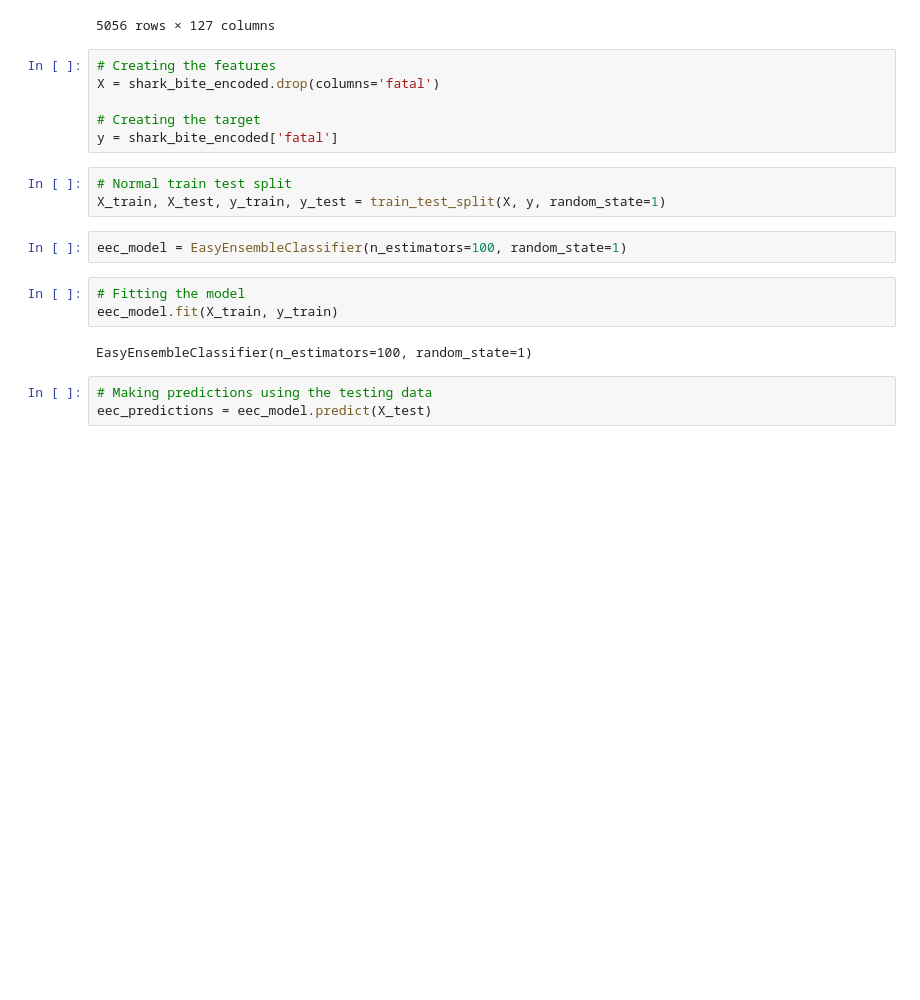
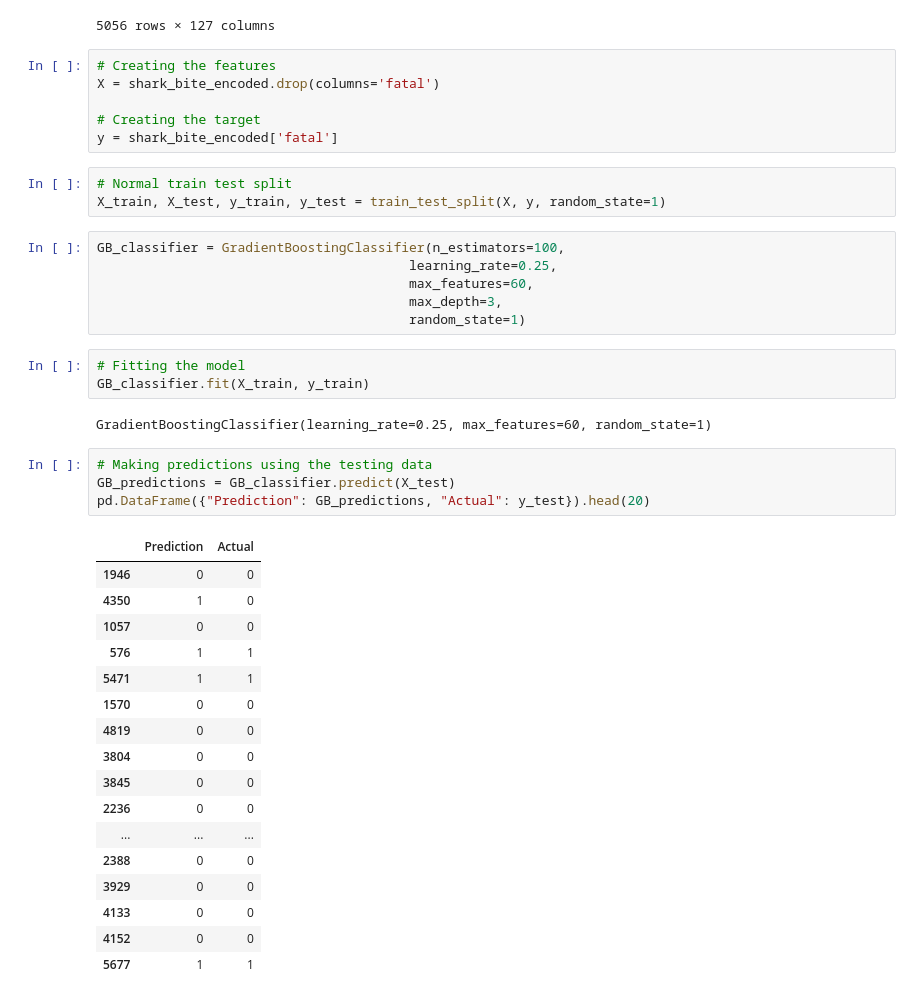
Before and after one commit to godak9/Final_Project, a Jupyter notebook: Machine_Learning/Chosen_Model.ipynb, the cells around one changed output. Cells and saved outputs as stored; diff of their text form; blank space fills up the shorter version.

```diff
--- a/Machine_Learning/Chosen_Model.ipynb
+++ b/Machine_Learning/Chosen_Model.ipynb
@@ -117,23 +117,46 @@ shark_bite_encoded
 | 5712 | 0 | 0 | 0 | 0 | 0 | 0 | 0 | 0 | 1 | ... |
 | 5718 | 1 | 0 | 0 | 0 | 0 | 1 | 0 | 0 | 0 | ... |
 5056 rows × 127 columns
-# %%
-# Creating the features
-X = shark_bite_encoded.drop(columns='fatal')
-
-# Creating the target
-y = shark_bite_encoded['fatal']
+# %%
+# Creating the features
+X = shark_bite_encoded.drop(columns='fatal')
+
+# Creating the target
+y = shark_bite_encoded['fatal']
 # %%
 # Normal train test split
 X_train, X_test, y_train, y_test = train_test_split(X, y, random_state=1)
 # %%
-eec_model = EasyEnsembleClassifier(n_estimators=100, random_state=1)
+GB_classifier = GradientBoostingClassifier(n_estimators=100,
+                                        learning_rate=0.25,
+                                        max_features=60,
+                                        max_depth=3,
+                                        random_state=1)
 # %%
 # Fitting the model
-eec_model.fit(X_train, y_train)
+GB_classifier.fit(X_train, y_train)
 # %% [output]
-EasyEnsembleClassifier(n_estimators=100, random_state=1)
+GradientBoostingClassifier(learning_rate=0.25, max_features=60, random_state=1)
 # %%
 # Making predictions using the testing data
-eec_predictions = eec_model.predict(X_test)
+GB_predictions = GB_classifier.predict(X_test)
+pd.DataFrame({"Prediction": GB_predictions, "Actual": y_test}).head(20)
+# %% [output]
+|  | Prediction | Actual |
+| 1946 | 0 | 0 |
+| 4350 | 1 | 0 |
+| 1057 | 0 | 0 |
+| 576 | 1 | 1 |
+| 5471 | 1 | 1 |
+| 1570 | 0 | 0 |
+| 4819 | 0 | 0 |
+| 3804 | 0 | 0 |
+| 3845 | 0 | 0 |
+| 2236 | 0 | 0 |
+| ... | ... | ... |
+| 2388 | 0 | 0 |
+| 3929 | 0 | 0 |
+| 4133 | 0 | 0 |
+| 4152 | 0 | 0 |
+| 5677 | 1 | 1 |
 # %%
```
Also changed, not shown: parts of 4 cells of this notebook, 7 other files.
